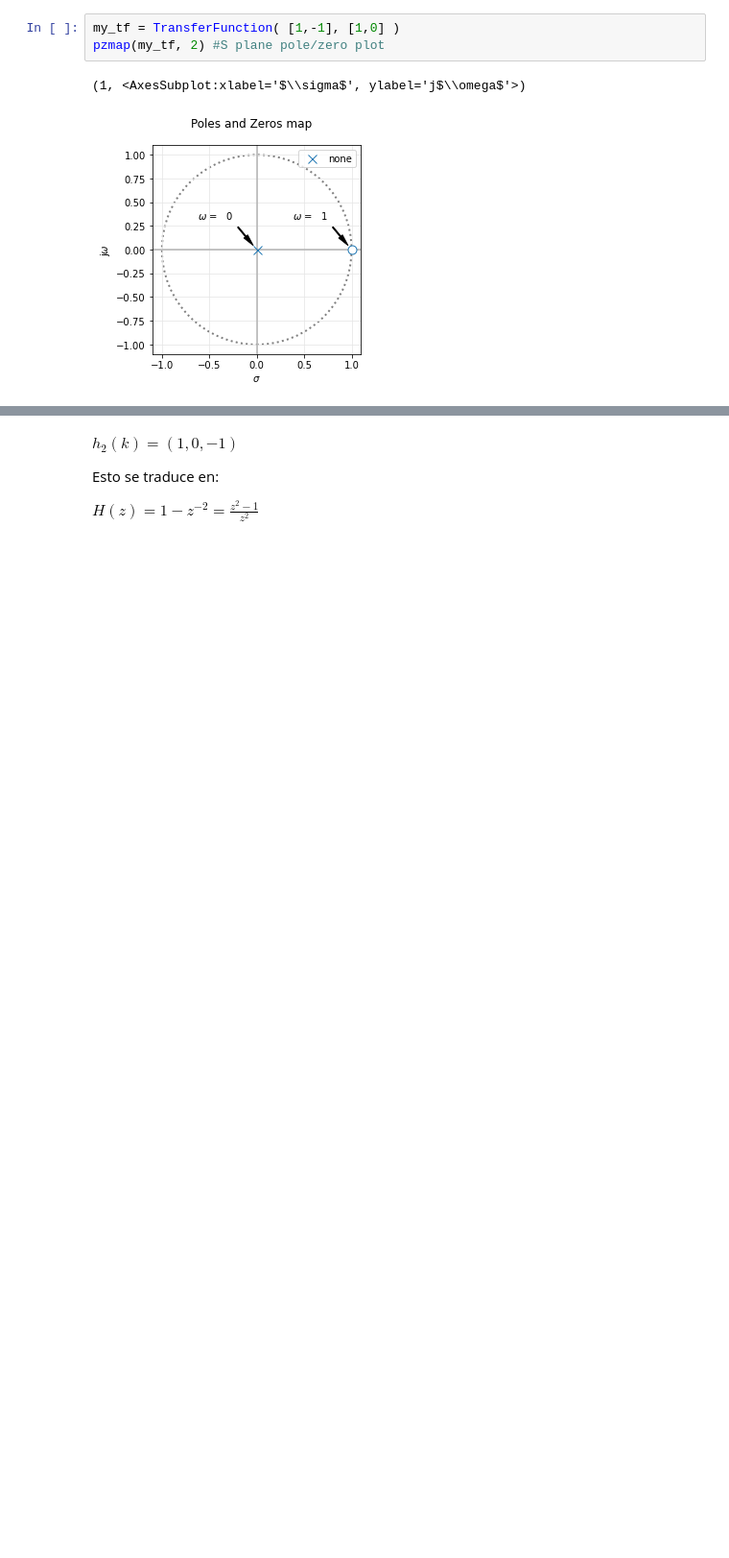
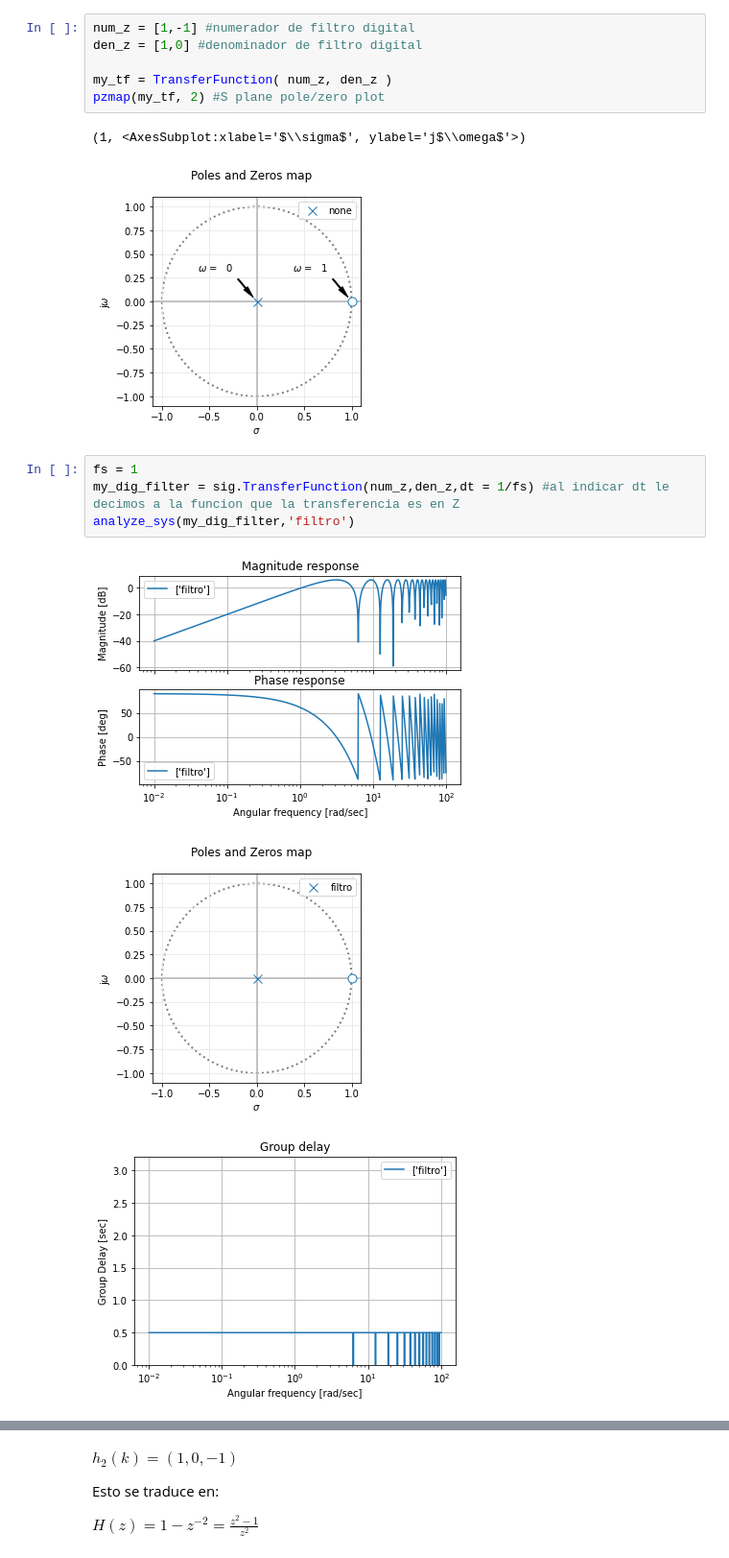
Before and after one commit to brunoricciotti/TC2, a Jupyter notebook: TP Semanales/TS8/TS8.ipynb, the cells around one changed output, grey strips where cells are left out. Shown: that part at 96% size. Cells and saved outputs as stored; diff of their text form; blank space fills up the shorter version.

```diff
--- a/TP Semanales/TS8/TS8.ipynb
+++ b/TP Semanales/TS8/TS8.ipynb
@@ -225,8 +260,19 @@ Esto se traduce en:
 
 $H(z)=1-z^{-1} = \frac{z-1}{z}$
 # %%
-my_tf = TransferFunction( [1,-1], [1,0] )
+num_z = [1,-1] #numerador de filtro digital
+den_z = [1,0] #denominador de filtro digital
+
+my_tf = TransferFunction( num_z, den_z )
 pzmap(my_tf, 2) #S plane pole/zero plot
 # %% [output]
 (1, <AxesSubplot:xlabel='$\\sigma$', ylabel='j$\\omega$'>)
 [figure]
+# %%
+fs = 1
+my_dig_filter = sig.TransferFunction(num_z,den_z,dt = 1/fs) #al indicar dt le decimos a la funcion que la transferencia es en Z
+analyze_sys(my_dig_filter,'filtro')
+# %% [output]
+[figure, added]
+[figure, added]
+[figure, added]
```
Also changed, not shown: parts of 13 cells of this notebook, 4 other files.
